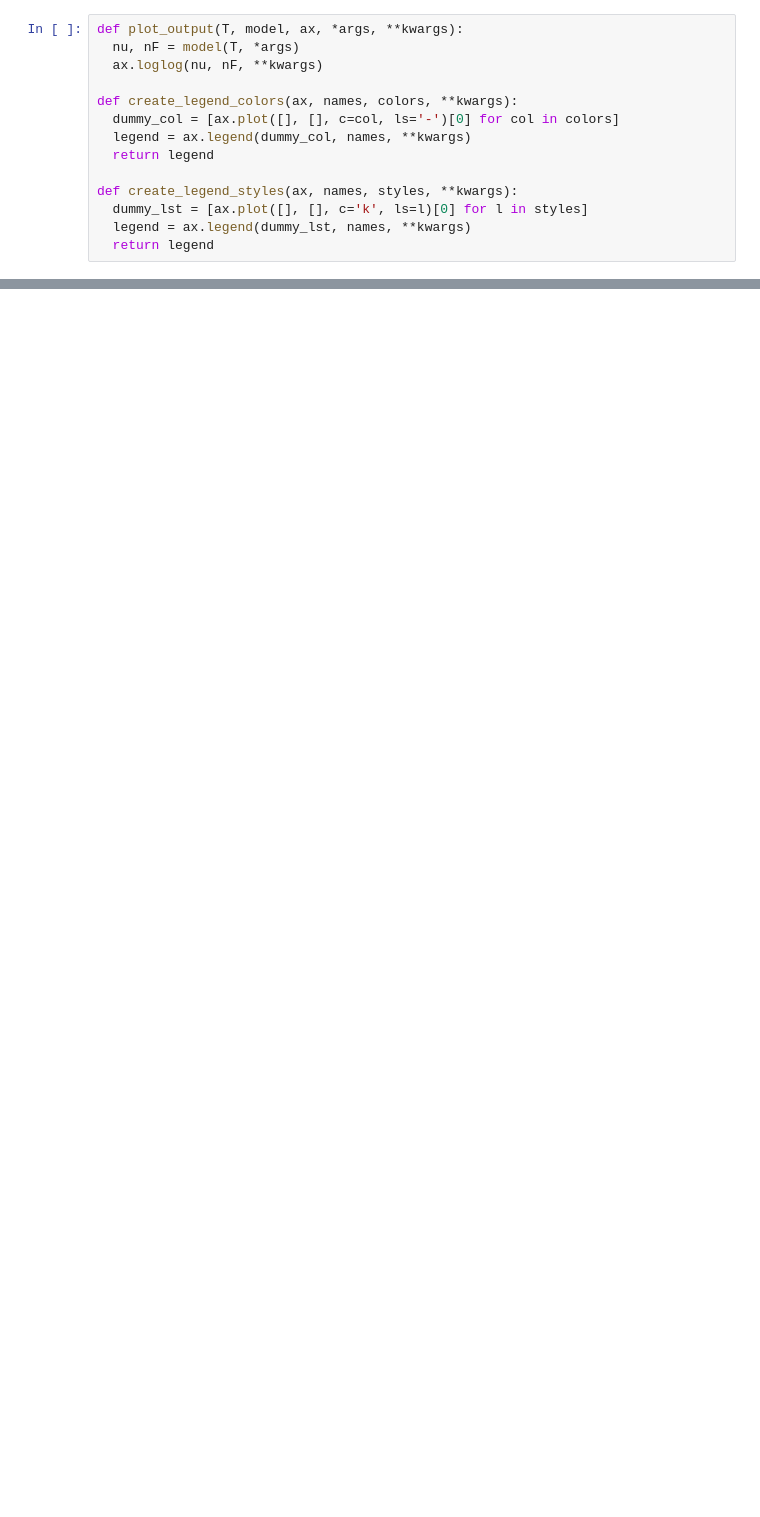
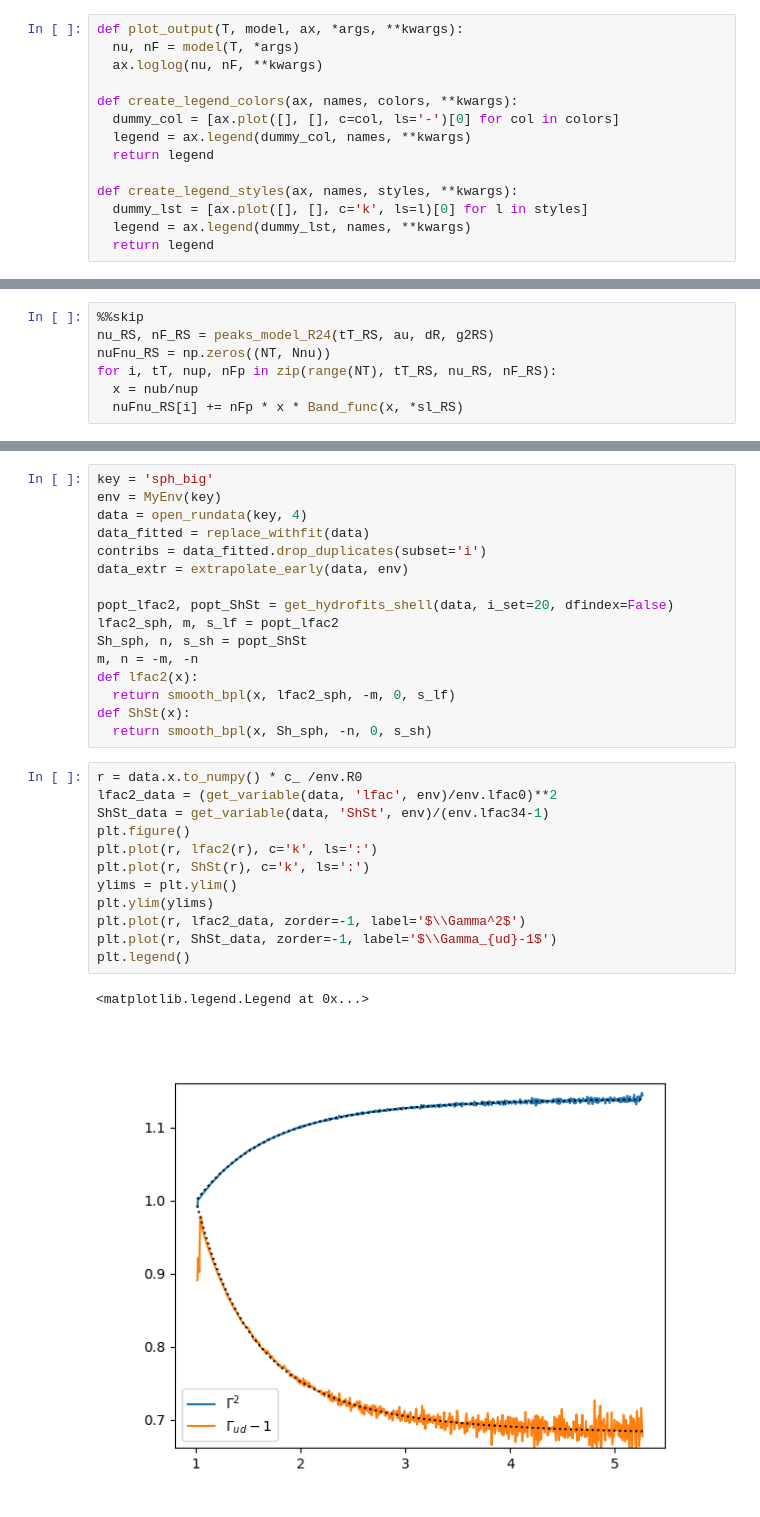
Before and after one commit to ACharletENSL/GAMMA_MWN, a Jupyter notebook: bin/Tools/project_v2/test_peak.ipynb, the cells around one changed output, grey strips where cells are left out. Saved outputs shown, nothing was run; the diff lists cells and outputs as text; blank space fills up the shorter version.

```diff
--- a/bin/Tools/project_v2/test_peak.ipynb
+++ b/bin/Tools/project_v2/test_peak.ipynb
@@ -67,0 +56,7 @@ fig.legend(loc='center right')
+# %%
+%%skip
+nu_RS, nF_RS = peaks_model_R24(tT_RS, au, dR, g2RS)
+nuFnu_RS = np.zeros((NT, Nnu))
+for i, tT, nup, nFp in zip(range(NT), tT_RS, nu_RS, nF_RS):
+  x = nub/nup
+  nuFnu_RS[i] += nFp * x * Band_func(x, *sl_RS)
@@ -216,0 +220,31 @@ for au, m, n, ls in zip(aus, ms, ns, lstyles):
+# %%
+key = 'sph_big'
+env = MyEnv(key)
+data = open_rundata(key, 4)
+data_fitted = replace_withfit(data)
+contribs = data_fitted.drop_duplicates(subset='i')
+data_extr = extrapolate_early(data, env)
+
+popt_lfac2, popt_ShSt = get_hydrofits_shell(data, i_set=20, dfindex=False)
+lfac2_sph, m, s_lf = popt_lfac2
+Sh_sph, n, s_sh = popt_ShSt
+m, n = -m, -n
+def lfac2(x):
+  return smooth_bpl(x, lfac2_sph, -m, 0, s_lf)
+def ShSt(x):
+  return smooth_bpl(x, Sh_sph, -n, 0, s_sh)
+# %%
+r = data.x.to_numpy() * c_ /env.R0
+lfac2_data = (get_variable(data, 'lfac', env)/env.lfac0)**2
+ShSt_data = get_variable(data, 'ShSt', env)/(env.lfac34-1)
+plt.figure()
+plt.plot(r, lfac2(r), c='k', ls=':')
+plt.plot(r, ShSt(r), c='k', ls=':')
+ylims = plt.ylim()
+plt.ylim(ylims)
+plt.plot(r, lfac2_data, zorder=-1, label='$\\Gamma^2$')
+plt.plot(r, ShSt_data, zorder=-1, label='$\\Gamma_{ud}-1$')
+plt.legend()
+# %% [output]
+<matplotlib.legend.Legend at 0x...>
+[figure, added]
```
Also changed, not shown: parts of 54 cells of this notebook, 34 other files.
